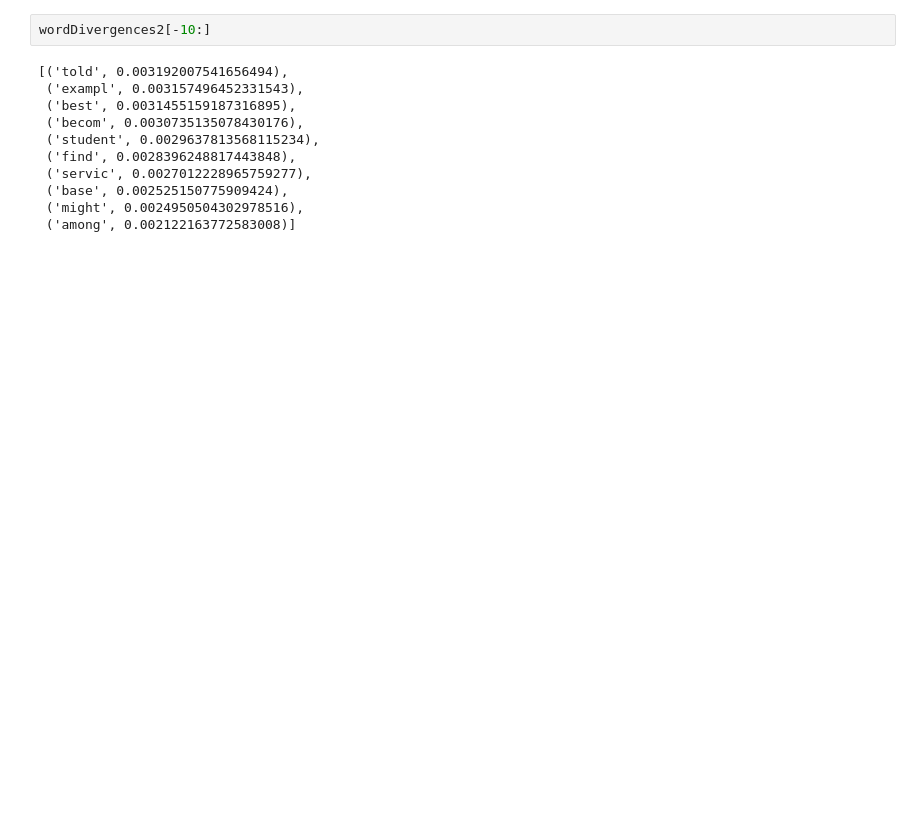
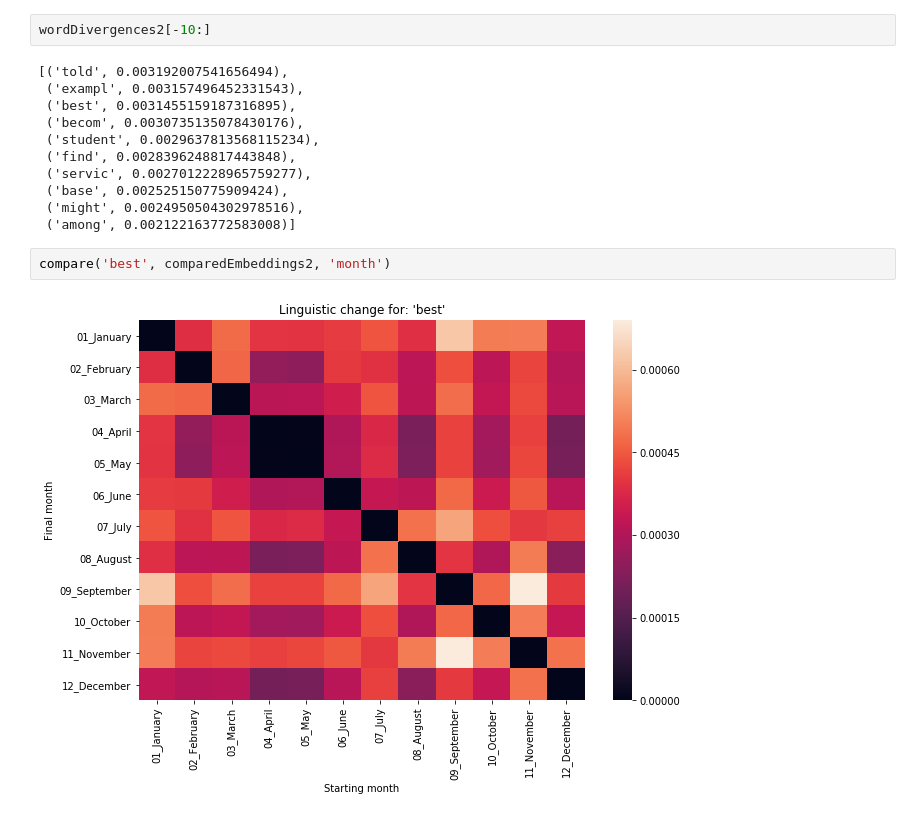
Before and after one commit to sunnyjooey/content-analysis-2018, a Jupyter notebook: 4-Word-Embedding/4-Word-Embedding-Supplemental.ipynb, the cells around one changed output. Drawn from its saved outputs; the diff is of its cells as text; blank space fills up the shorter version.

```diff
--- a/4-Word-Embedding/4-Word-Embedding-Supplemental.ipynb
+++ b/4-Word-Embedding/4-Word-Embedding-Supplemental.ipynb
@@ -530,3 +562,7 @@ wordDivergences2[-10:]
  ('base', 0.002525150775909424),
  ('might', 0.0024950504302978516),
  ('among', 0.002122163772583008)]
+# %%
+compare('best', comparedEmbeddings2, 'month')
+# %% [output]
+[figure, added]
```
Also changed, not shown: parts of 14 cells of this notebook.
